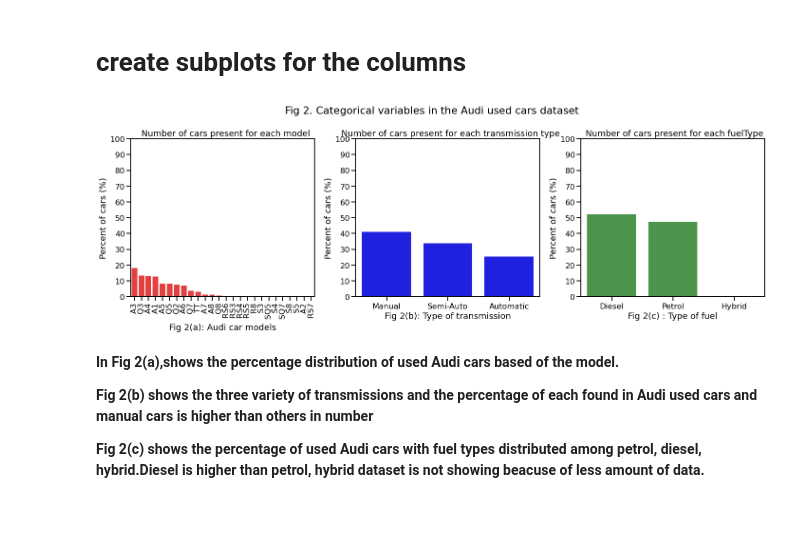
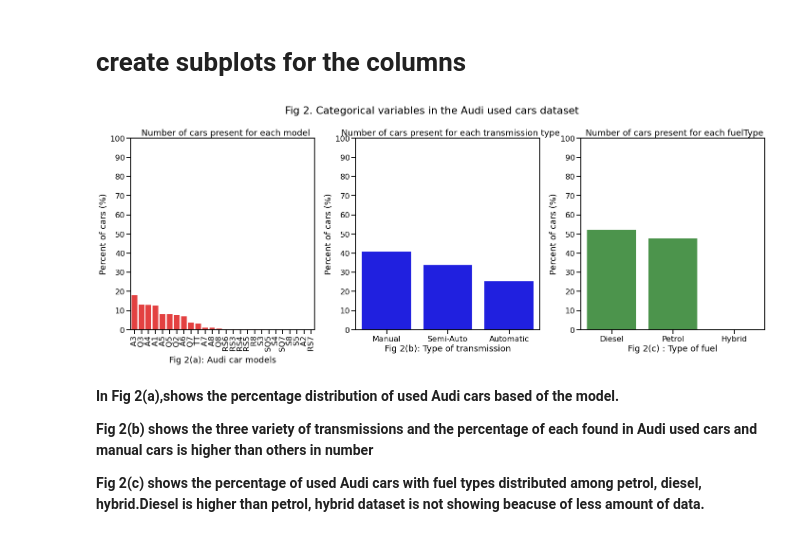
Before and after one commit to Israt055/audi_used_car_analysis-, a Jupyter notebook: audi_used_car_EDA.ipynb, the cells around one changed output. Cells and saved outputs as stored; diff of their text form; code cells hidden in the pictures.

```diff
--- a/audi_used_car_EDA.ipynb
+++ b/audi_used_car_EDA.ipynb
@@ -240,7 +294,7 @@ plt.show()
 # %% [markdown]
 # create subplots for the columns
 # %%
-plt.figure(figsize=(20,7))
+plt.figure(figsize=(20,8))
 #setting the size of the graph. (Width, Length/Height)
 
 # to create subplots means combine multiple graphs and show them together.
@@ -260,34 +314,34 @@ plt.yticks(np.arange(0,101,10).tolist())
 
 #plt.yticks (np.arange (0, 101, step=10)) cover the range 0 to 101,will give a plot with 10 difference between each tick
 
 #tolist (), used to convert the data elements of an array into a list
 
 plt.subplot(1,3,2)
 sns.barplot(x='transmission', y='% of cars', data=transmission_count, color='blue')
 plt.title("  Number of cars present for each transmission type")
 plt.xlabel("Fig 2(b): Type of transmission")
 plt.ylabel("Percent of cars (%)")
 plt.yticks(np.arange(0,101,10).tolist())
 
 plt.subplot(1,3,3)
 sns.barplot(x='fuel_type', y='% of cars', data=fuelType_count, color='green', alpha=0.75)
 plt.title(" Number of cars present for each fuelType")
 plt.xlabel("Fig 2(c) : Type of fuel")
 plt.ylabel("Percent of cars (%)")
 plt.yticks(np.arange(0,101,10).tolist())
 
 
 
 
 
 plt.suptitle("Fig 2. Categorical variables in the Audi used cars dataset")
 
 plt.tight_layout()
 # tight_layout helps avoid overlapping of texts among graphs
 
 plt.show()
 # %% [output]
-[figure, old version]
+[figure, new version]
 # %% [markdown]
 **In Fig 2(a),shows the percentage distribution of used Audi cars based of the model.**
 
```
Also changed, not shown: parts of 17 cells of this notebook.
